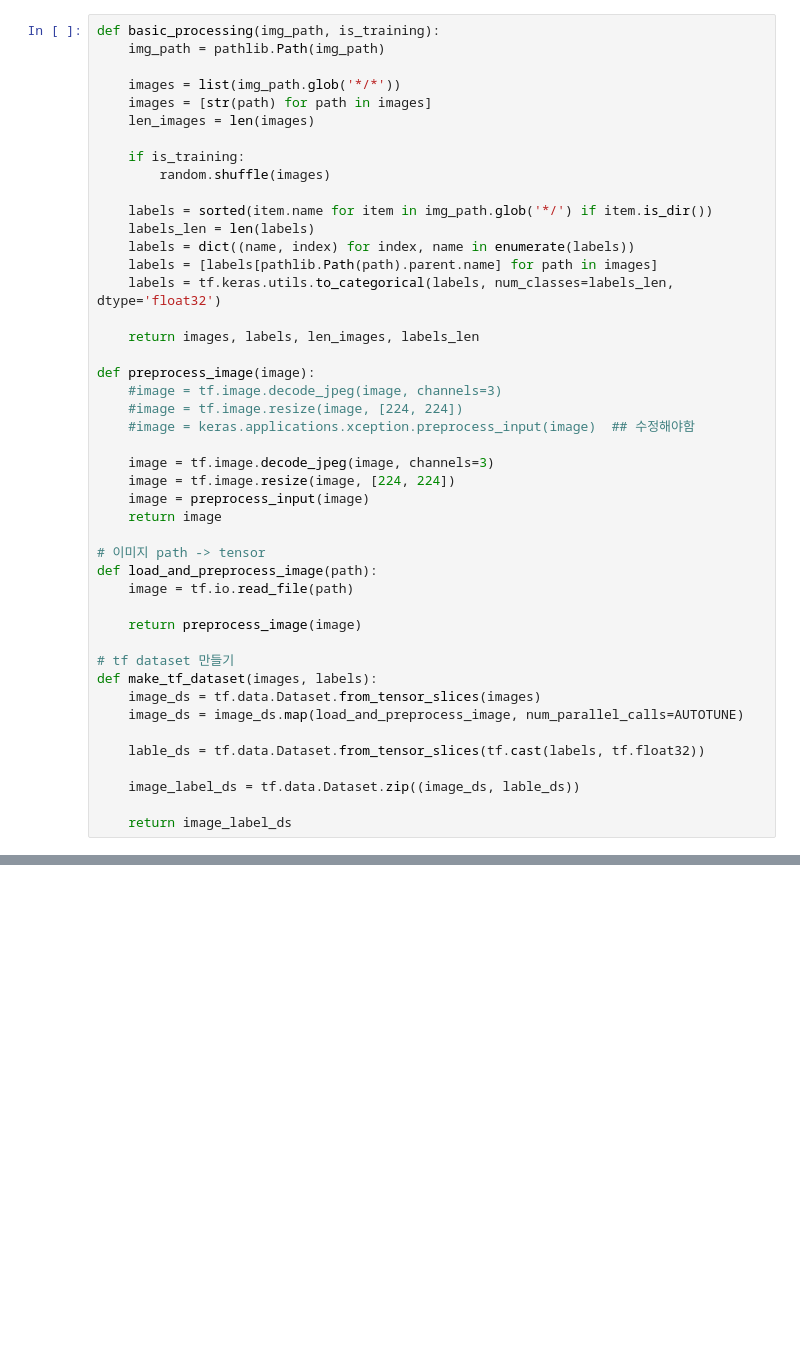
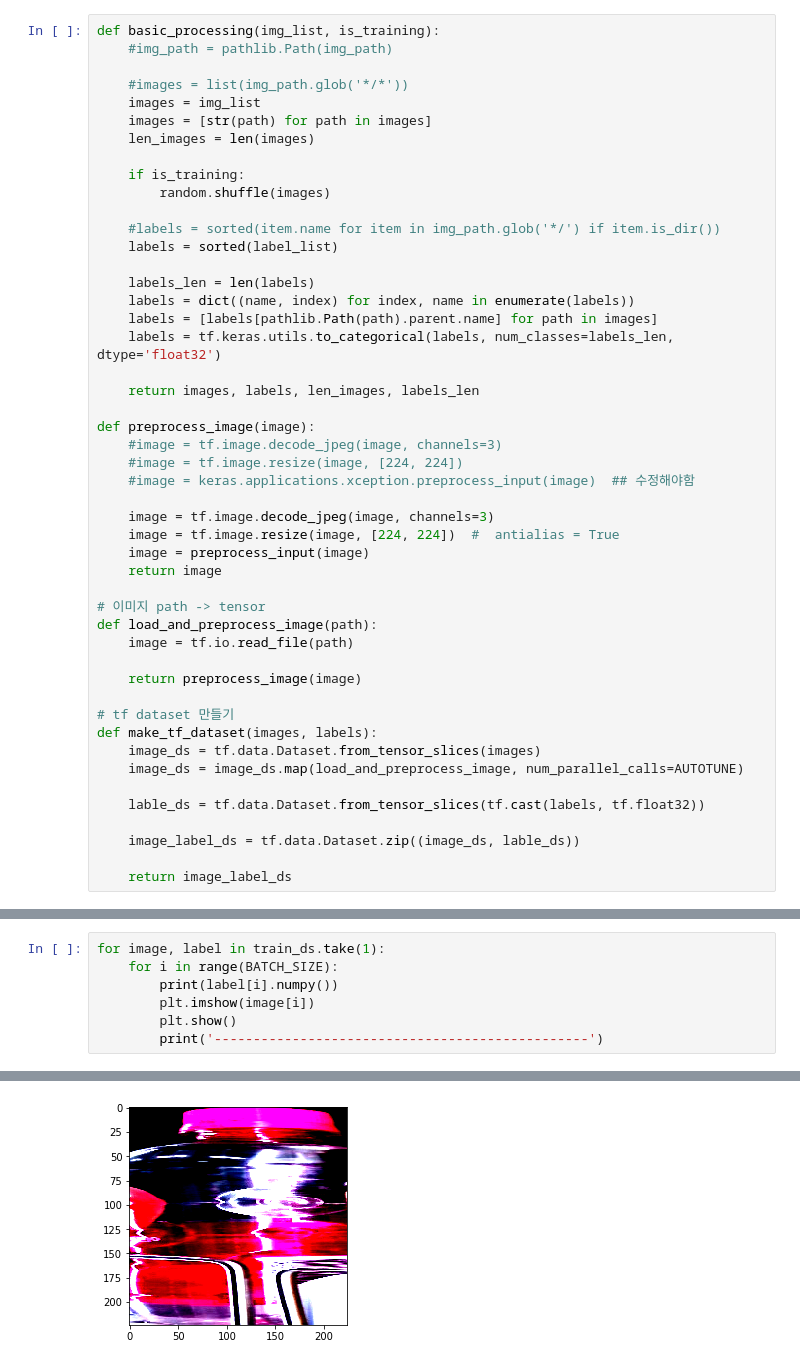
Before and after one commit to JwMudfish/DL_classification_code, a Jupyter notebook: tensorflow2_efn.ipynb, the cells around one changed output, grey strips where cells are left out. Saved outputs shown, nothing was run; the diff lists cells and outputs as text; blank space fills up the shorter version.

```diff
--- a/tensorflow2_efn.ipynb
+++ b/tensorflow2_efn.ipynb
@@ -47,15 +129,18 @@ else:
 # %%
-def basic_processing(img_path, is_training):
-    img_path = pathlib.Path(img_path)
+def basic_processing(img_list, is_training):
+    #img_path = pathlib.Path(img_path)
 
-    images = list(img_path.glob('*/*'))
+    #images = list(img_path.glob('*/*'))
+    images = img_list
     images = [str(path) for path in images]
     len_images = len(images)
 
     if is_training:
         random.shuffle(images)
 
-    labels = sorted(item.name for item in img_path.glob('*/') if item.is_dir())
+    #labels = sorted(item.name for item in img_path.glob('*/') if item.is_dir())
+    labels = sorted(label_list)
+
     labels_len = len(labels)
     labels = dict((name, index) for index, name in enumerate(labels))
     labels = [labels[pathlib.Path(path).parent.name] for path in images]
@@ -69,7 +154,7 @@ def preprocess_image(image):
     #image = keras.applications.xception.preprocess_input(image)  ## 수정해야함
 
     image = tf.image.decode_jpeg(image, channels=3)
-    image = tf.image.resize(image, [224, 224])
+    image = tf.image.resize(image, [224, 224])  #  antialias = True
     image = preprocess_input(image)
     return image
 
@@ -115,0 +252,8 @@ model.compile(optimizer='adam', loss='categorical_crossentropy', metrics=['accur
+# %%
+for image, label in train_ds.take(1):
+    for i in range(BATCH_SIZE):
+        print(label[i].numpy())
+        plt.imshow(image[i])
+        plt.show()
+        print('------------------------------------------------')
+# %% [output]
@@ -115,0 +263 @@ model.compile(optimizer='adam', loss='categorical_crossentropy', metrics=['accur
+[figure, added]
```
Also changed, not shown: parts of 26 cells of this notebook, 2 other files.
